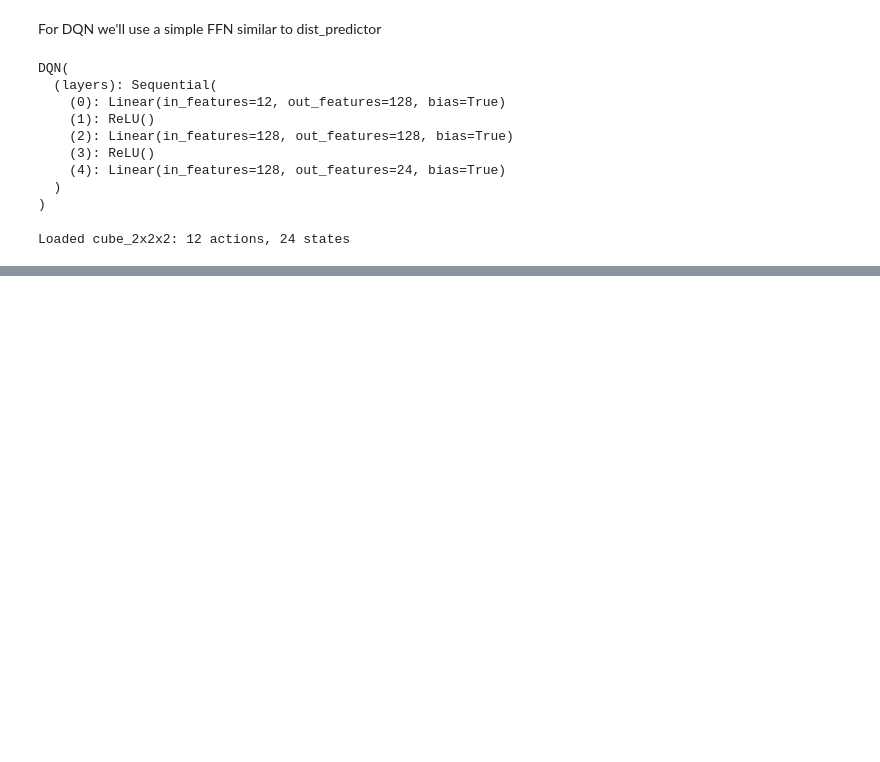
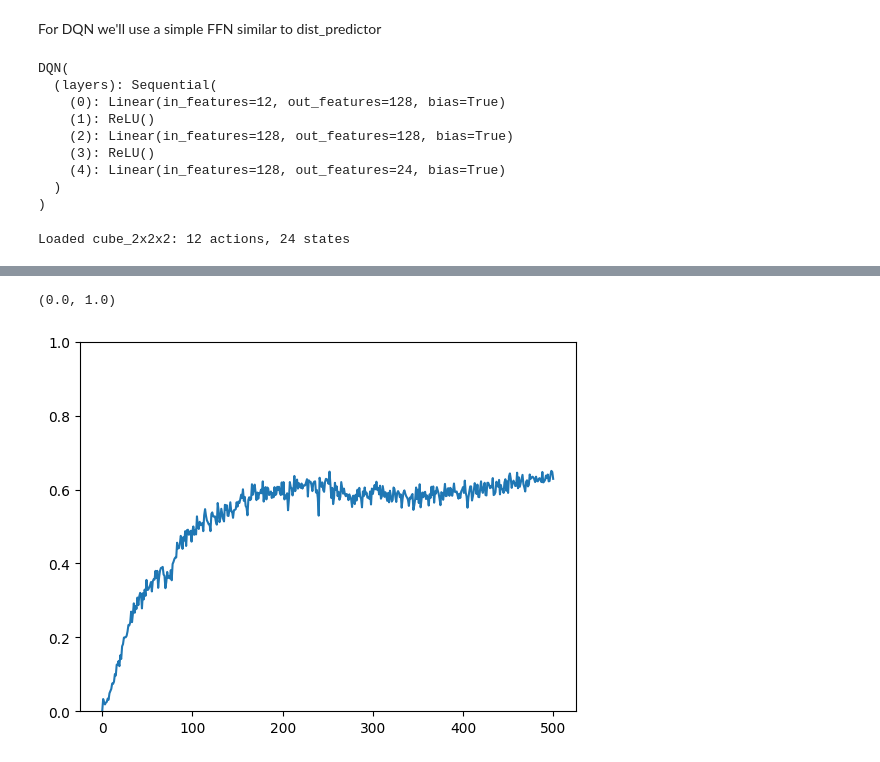
Before and after one commit to LeonY117/polytope-permutation, a Jupyter notebook: agent.ipynb, the cells around one changed output, grey strips where cells are left out. Saved outputs shown, nothing was run; the diff lists cells and outputs as text; code cells hidden in the pictures; blank space fills up the shorter version.

```diff
--- a/agent.ipynb
+++ b/agent.ipynb
@@ -198 +222,7 @@ Loaded cube_2x2x2: 12 actions, 24 states
+# %%
+plt.plot(history["avg_success"][::gap])
+plt.ylim(0, 1)
+# %% [output]
+(0.0, 1.0)
+[figure, added]
 # %%
```
Also changed, not shown: parts of 13 cells of this notebook.
